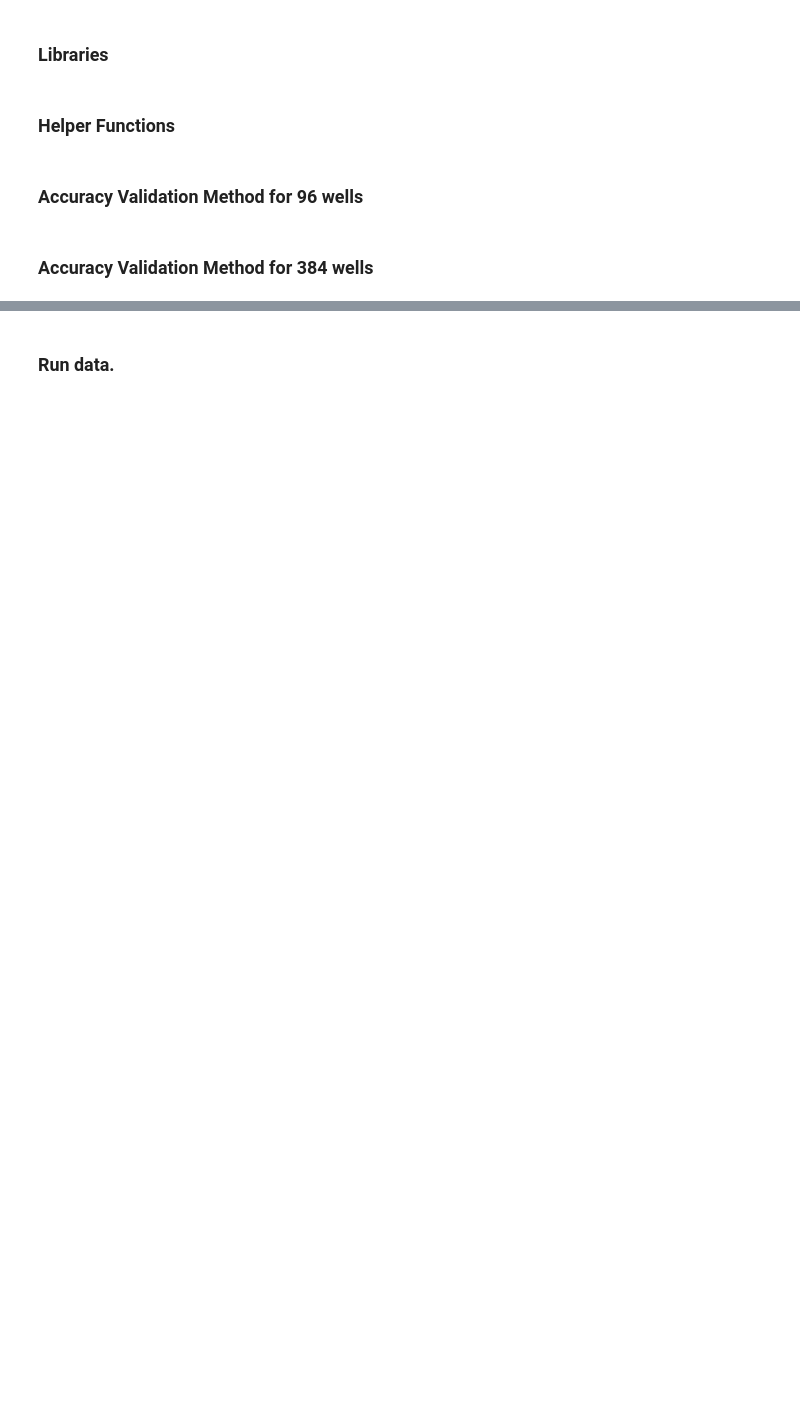
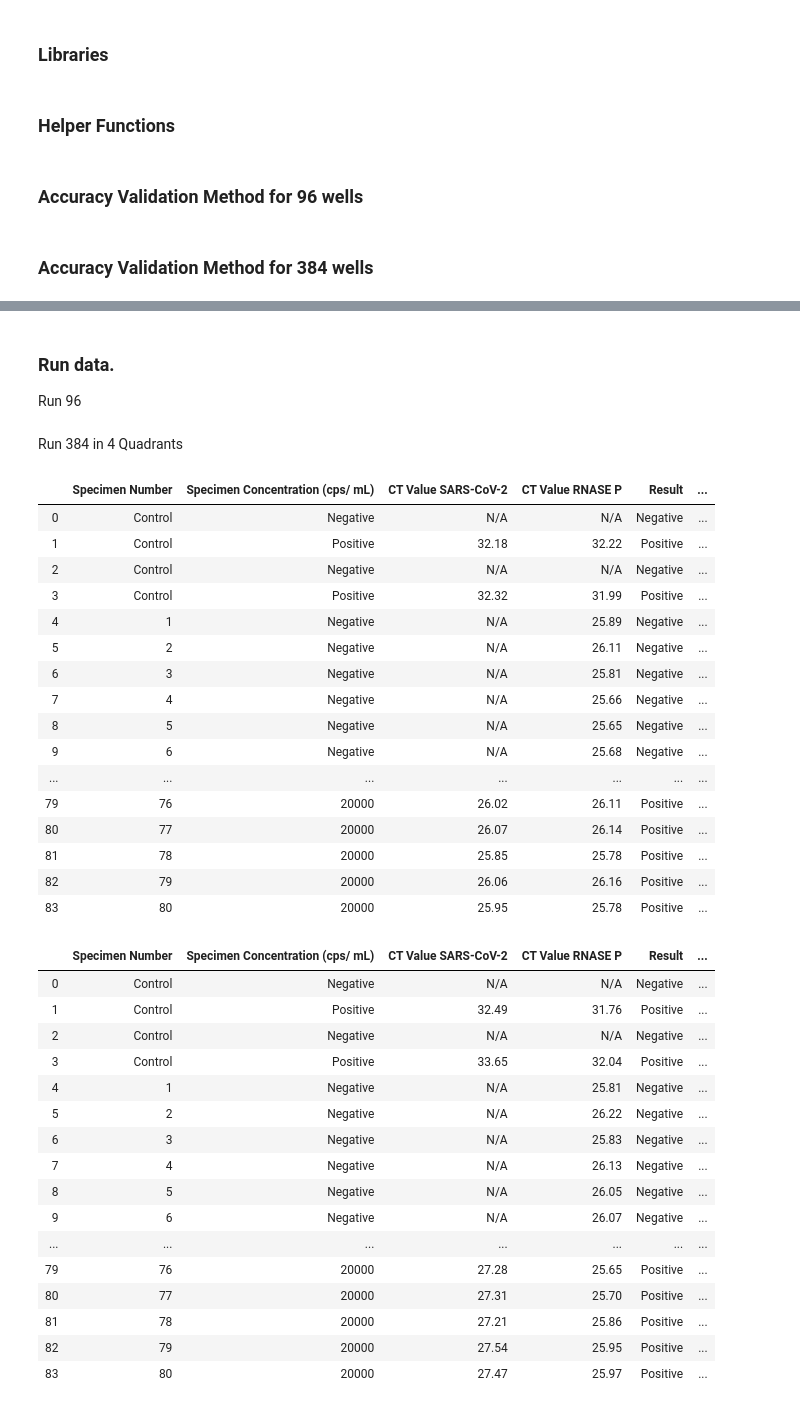
Before and after one commit to isaacmenchaca/ValidationScripts, a Jupyter notebook: accuracyValidationMethod.ipynb, the cells around one changed output, grey strips where cells are left out. Cells and saved outputs as stored; diff of their text form; code cells hidden in the pictures; blank space fills up the shorter version.

Commit message:
update accuracy notebook

```diff
--- a/accuracyValidationMethod.ipynb
+++ b/accuracyValidationMethod.ipynb
@@ -327,18 +347,11 @@ def accuracyValidationMethod_384(accuracyMap_Quad1: str,
         accuracy_reports['Specimen Number'] = accuracy_reports['Specimen Number'].astype(int)
         accuracy_reports.sort_values(by = ['Specimen Number'], inplace =True)
 
+        # accuracy_reports = pd.concat([accuracy_reports_controls, accuracy_reports])
+
+
+        accuracy_reports['Specimen Number'] = np.linspace(1, len(accuracy_reports['Specimen Number']),
+                                                         len(accuracy_reports['Specimen Number']), dtype=int)
         accuracy_reports = pd.concat([accuracy_reports_controls, accuracy_reports])
 
-
-#         accuracy_reports = accuracy_reports[accuracy_reports['Specimen Number'] != 'Control'].sort_values(by = ['Specimen Number'])
-#         sorter = ['Negative', 'Positive', '100', '200', '2000', '20000']
-#         accuracy_reports['Specimen Concentration (cps/ mL)'] = accuracy_reports['Specimen Concentration (cps/ mL)'].astype("category")
-#         accuracy_reports['Specimen Concentration (cps/ mL)'].cat.set_categories(sorter, inplace=True)
-#         accuracy_reports.sort_values(by = ['Specimen Concentration (cps/ mL)'], inplace= True)
-#         accuracy_reports['CT Value SARS-CoV-2'].fillna('N/A', inplace =True)
-#         accuracy_reports['CT Value RNASE P'].fillna('N/A', inplace =True)
-#         accuracy_reports.reset_index(inplace= True)
-#         accuracy_reports = accuracy_reports[['Specimen Number', 'Specimen Concentration (cps/ mL)', 'CT Value SARS-CoV-2',
-#         'CT Value RNASE P', 'Result', 'REPEAT Ct VALUE SARS-CoV-2', 'REPEAT Ct VALUE RNASE P', 'REPEAT RESULT']]
-
     return accuracy_reports
@@ -345,2 +378,4 @@ def accuracyValidationMethod_384(accuracyMap_Quad1: str,
 # %% [markdown]
 ### Run data.
+
+Run 96
@@ -346,0 +384,45 @@ def accuracyValidationMethod_384(accuracyMap_Quad1: str,
+# %% [markdown]
+Run 384 in 4 Quadrants
+# %%
+for df in accuracyValidationMethod_384(accuracyMap_Quad1 = 'KF MAP 2.xlsx',
+                                accuracyMap_Quad2 = 'KF MAP 3.xlsx',
+                                accuracyMap_Quad3 = 'KF MAP 3.xlsx',
+                                accuracyMap_Quad4 = 'KF MAP 3.xlsx',
+                                file = 'AUTOMATION HAMILTON 384 ACCURACY ARON KF 5 - 8_2021-01-26 15-12-27_28 -  Quantification Plate View Results.xlsx',
+                                format_384 = False):
+    display(df)
+# %% [output]
+|  | Specimen Number | Specimen Concentration (cps/ mL) | CT Value SARS-CoV-2 | CT Value RNASE P | Result | ... |
+| 0 | Control | Negative | N/A | N/A | Negative | ... |
+| 1 | Control | Positive | 32.18 | 32.22 | Positive | ... |
+| 2 | Control | Negative | N/A | N/A | Negative | ... |
+| 3 | Control | Positive | 32.32 | 31.99 | Positive | ... |
+| 4 | 1 | Negative | N/A | 25.89 | Negative | ... |
+| 5 | 2 | Negative | N/A | 26.11 | Negative | ... |
+| 6 | 3 | Negative | N/A | 25.81 | Negative | ... |
+| 7 | 4 | Negative | N/A | 25.66 | Negative | ... |
+| 8 | 5 | Negative | N/A | 25.65 | Negative | ... |
+| 9 | 6 | Negative | N/A | 25.68 | Negative | ... |
+| ... | ... | ... | ... | ... | ... | ... |
+| 79 | 76 | 20000 | 26.02 | 26.11 | Positive | ... |
+| 80 | 77 | 20000 | 26.07 | 26.14 | Positive | ... |
+| 81 | 78 | 20000 | 25.85 | 25.78 | Positive | ... |
+| 82 | 79 | 20000 | 26.06 | 26.16 | Positive | ... |
+| 83 | 80 | 20000 | 25.95 | 25.78 | Positive | ... |
+|  | Specimen Number | Specimen Concentration (cps/ mL) | CT Value SARS-CoV-2 | CT Value RNASE P | Result | ... |
+| 0 | Control | Negative | N/A | N/A | Negative | ... |
+| 1 | Control | Positive | 32.49 | 31.76 | Positive | ... |
+| 2 | Control | Negative | N/A | N/A | Negative | ... |
+| 3 | Control | Positive | 33.65 | 32.04 | Positive | ... |
+| 4 | 1 | Negative | N/A | 25.81 | Negative | ... |
+| 5 | 2 | Negative | N/A | 26.22 | Negative | ... |
+| 6 | 3 | Negative | N/A | 25.83 | Negative | ... |
+| 7 | 4 | Negative | N/A | 26.13 | Negative | ... |
+| 8 | 5 | Negative | N/A | 26.05 | Negative | ... |
+| 9 | 6 | Negative | N/A | 26.07 | Negative | ... |
+| ... | ... | ... | ... | ... | ... | ... |
+| 79 | 76 | 20000 | 27.28 | 25.65 | Positive | ... |
+| 80 | 77 | 20000 | 27.31 | 25.70 | Positive | ... |
+| 81 | 78 | 20000 | 27.21 | 25.86 | Positive | ... |
+| 82 | 79 | 20000 | 27.54 | 25.95 | Positive | ... |
+| 83 | 80 | 20000 | 27.47 | 25.97 | Positive | ... |
```
Also changed, not shown: parts of 6 cells of this notebook.
